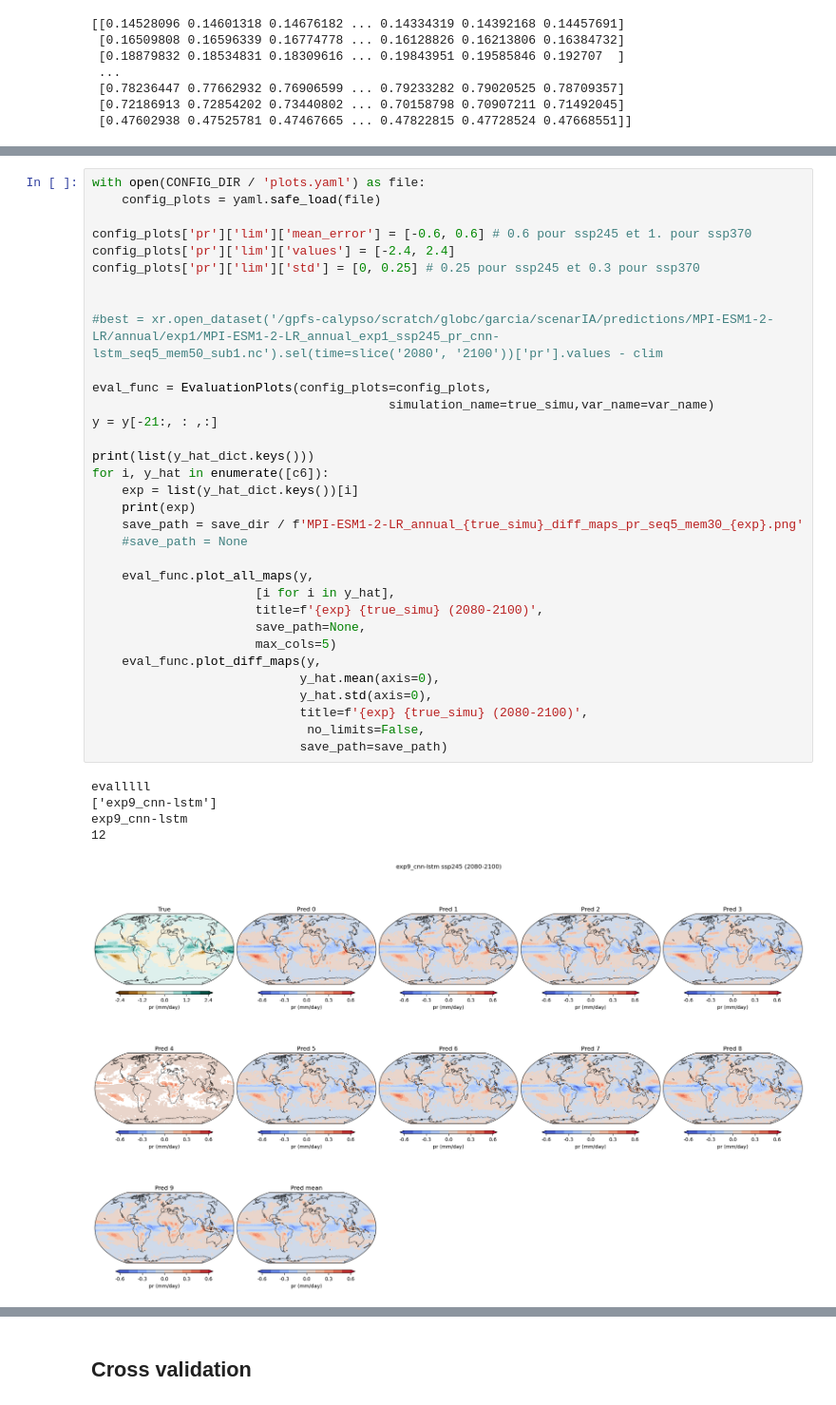
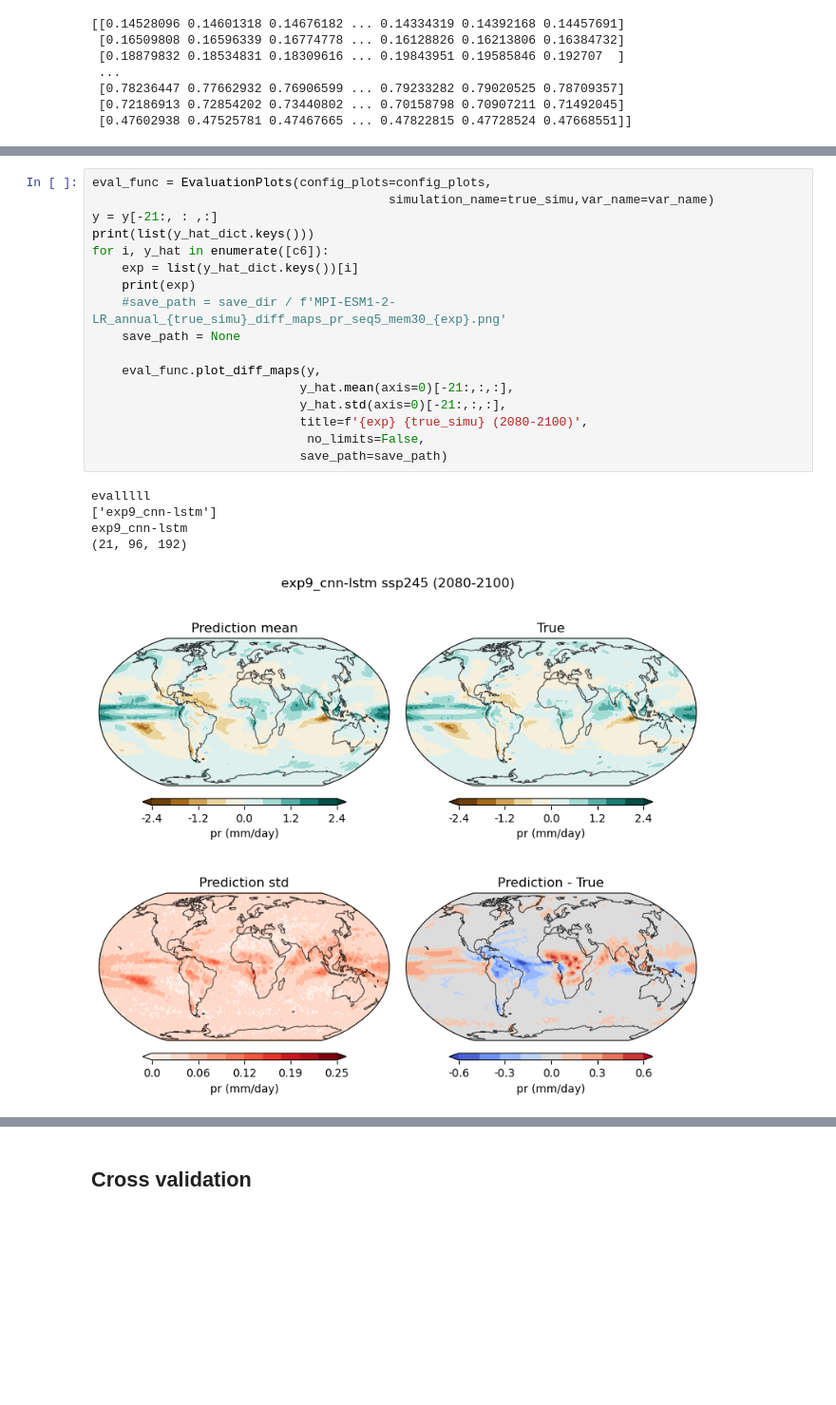
Before and after one commit to zoeleila/scenarIA, a Jupyter notebook: src/plots/plots_predictions.ipynb, the cells around one changed output, grey strips where cells are left out. Shown at 95% size. Drawn from its saved outputs; the diff is of its cells as text; blank space fills up the shorter version.

```diff
--- a/src/plots/plots_predictions.ipynb
+++ b/src/plots/plots_predictions.ipynb
@@ -60,39 +79,23 @@ for key, value in y_hat_dict.items():
 # %%
-with open(CONFIG_DIR / 'plots.yaml') as file:
-    config_plots = yaml.safe_load(file)
-
-config_plots['pr']['lim']['mean_error'] = [-0.6, 0.6] # 0.6 pour ssp245 et 1. pour ssp370
-config_plots['pr']['lim']['values'] = [-2.4, 2.4]
-config_plots['pr']['lim']['std'] = [0, 0.25] # 0.25 pour ssp245 et 0.3 pour ssp370
-
-
-#best = xr.open_dataset('/gpfs-calypso/scratch/globc/garcia/scenarIA/predictions/MPI-ESM1-2-LR/annual/exp1/MPI-ESM1-2-LR_annual_exp1_ssp245_pr_cnn-lstm_seq5_mem50_sub1.nc').sel(time=slice('2080', '2100'))['pr'].values - clim
-
 eval_func = EvaluationPlots(config_plots=config_plots,
                                         simulation_name=true_simu,var_name=var_name)
 y = y[-21:, : ,:]
-
 print(list(y_hat_dict.keys()))
 for i, y_hat in enumerate([c6]):
     exp = list(y_hat_dict.keys())[i]
     print(exp)
-    save_path = save_dir / f'MPI-ESM1-2-LR_annual_{true_simu}_diff_maps_pr_seq5_mem30_{exp}.png'
-    #save_path = None
+    #save_path = save_dir / f'MPI-ESM1-2-LR_annual_{true_simu}_diff_maps_pr_seq5_mem30_{exp}.png'
+    save_path = None
 
-    eval_func.plot_all_maps(y,
-                      [i for i in y_hat],
-                      title=f'{exp} {true_simu} (2080-2100)',
-                      save_path=None,
-                      max_cols=5)
     eval_func.plot_diff_maps(y,
-                            y_hat.mean(axis=0),
-                            y_hat.std(axis=0),
+                            y_hat.mean(axis=0)[-21:,:,:],
+                            y_hat.std(axis=0)[-21:,:,:],
                             title=f'{exp} {true_simu} (2080-2100)',
                              no_limits=False,
                             save_path=save_path)
 # %% [output]
 evalllll
 ['exp9_cnn-lstm']
 exp9_cnn-lstm
-12
+(21, 96, 192)
-[figure, old version]
+[figure, new version]
```
Also changed, not shown: parts of 6 cells of this notebook, 9 other files.
